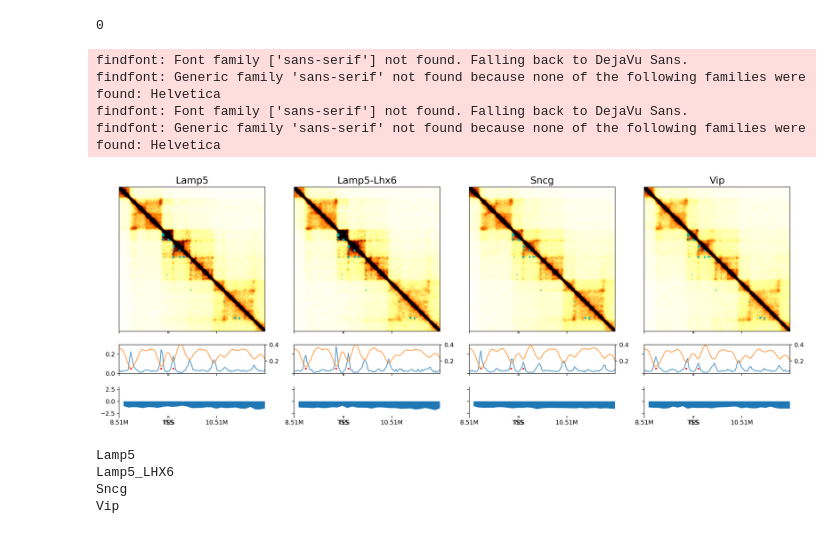
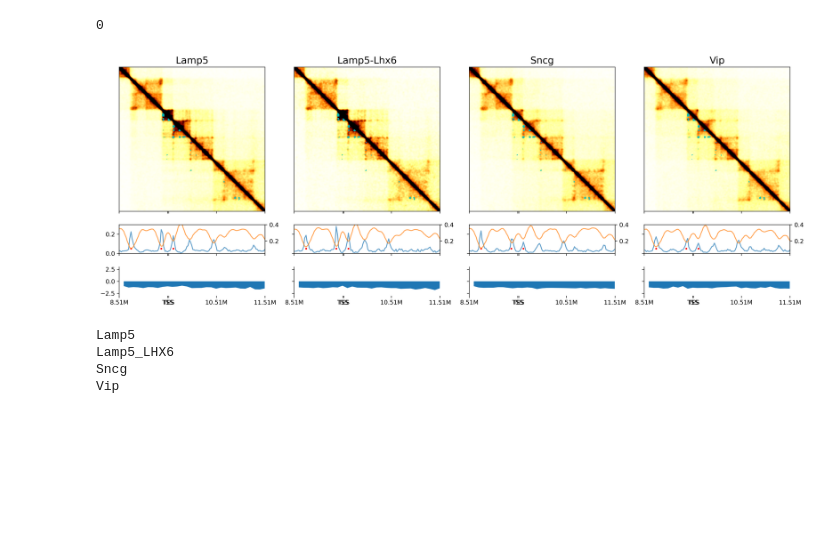
Before and after one commit to zhoujt1994/scHiCluster, a Jupyter notebook: doc/schicluster/hba/plot_example.ipynb, the cells around one changed output. Cells and saved outputs as stored; diff of their text form; code cells hidden in the pictures; blank space fills up the shorter version.

```diff
--- a/doc/schicluster/hba/plot_example.ipynb
+++ b/doc/schicluster/hba/plot_example.ipynb
@@ -166,7 +166,7 @@ print(selc.sum())
 fig, axes = plt.subplots(3, len(leg), figsize=(5*len(leg), 7), sharex='col', sharey='row',
                          gridspec_kw={'height_ratios':[5,1,1]}, dpi=300)
 
-## differential feature position
+## differential feature position at 10k resolution
 tmpl = loopall.loc[sell, [1,4]].values // resl - loopl
 tmpd = binall.loc[selb, 'start'] // resl - loopl
 tmpc = bincomp.loc[selc, 'start'] // resl - loopl
@@ -179,48 +179,47 @@ for i in range(len(leg)):
     ax.set_yticks([])
     ax.set_yticklabels([])
     ax.set_xticklabels([])
+    ## plot diff loop
     ax.scatter(tmpl[:, 0], tmpl[:, 1], alpha=1, s=1, marker='o', edgecolors='none', color='c')
 
     ax = axes[1,i]
-    ## plot boundary prob
+    ## plot boundary prob, use 10k coordinate
     sel = (binall['chrom']==chrom) & (binall['start']>=ll) & (binall['start']<rr)
     ax.plot(binall.loc[sel, 'start'] // resl - loopl,
             bound_prob_ct.loc[leg[i], sel].values,
             c='C0', alpha=0.7)
+    ## plot diff boundary
     ax.scatter(tmpd, np.zeros(len(tmpd))+0.05, color='r', s=4)
     ax.set_ylim([0, 0.3])
     ax2 = ax.twinx()
-    ## plot insulation score
+    ## plot insulation score, use 10k coordinate
     ax2.plot(binall.loc[sel, 'start'] // resl - loopl,
              ins.loc[leg[i], sel].values,
              c='C1', alpha=0.7)
     ax2.set_ylim([0.05, 0.4])
     ax.set_xlim([0, loopr-loopl-1])
     ax.set_xticks(np.arange(0, loopr-loopl+1, 100).tolist() + [tss//resl-loopl, tes//resl-loopl])
     ax.set_xticklabels([])
 
     ax = axes[2,i]
     sns.despine(bottom=True, ax=ax)
-    ## plot compartment
+    ## plot compartment, use 10k coordinate
     sel = (bincomp['chr']==chrom) & (bincomp['start']>=ll) & (bincomp['start']<rr)
     x = bincomp.loc[sel, 'start'] // resl - loopl
     y = comp.loc[sel, leg[i]].values
     ax.fill_between(x, y, 0, where=y >= 0, facecolor='C3', interpolate=True)
     ax.fill_between(x, y, 0, where=y <= 0, facecolor='C0', interpolate=True)
+    ## plot diff comp
     ax.scatter(tmpc, np.zeros(len(tmpc)), color='r', s=4)
     ax.set_ylim([-3, 3])
-    ax.set_xlim([0, loopr-loopl-1])
-    ax.set_xticks(np.arange(0, loopr-loopl, 100).tolist() + [tss//resl-loopl, tes//resl-loopl])
+    ax.set_xlim([-0.5, loopr-loopl-0.5])
+    ax.set_xticks(np.arange(-0.5, loopr-loopl, 100).tolist() + [tss//resl-loopl-0.5, tes//resl-loopl-0.5])
     ax.set_xticklabels([])
-    ax.set_xticklabels([f'{(xx+loopl)/100}M' for xx in np.arange(0, loopr-loopl, 100)]+['TSS','TES'])
+    ax.set_xticklabels([f'{(xx+loopl)/100}M' for xx in np.arange(0, loopr-loopl+1, 100)]+['TSS','TES'])
 
 # plt.savefig(f'{group_name}_diff_{gtmp}.pdf', transparent=True, dpi=300)
 # %% [output]
-findfont: Font family ['sans-serif'] not found. Falling back to DejaVu Sans.
-findfont: Generic family 'sans-serif' not found because none of the following families were found: Helvetica
-findfont: Font family ['sans-serif'] not found. Falling back to DejaVu Sans.
-findfont: Generic family 'sans-serif' not found because none of the following families were found: Helvetica
-[figure, old version]
+[figure, new version]
 # %%
 dstall = []
 for ct in leg:
```
Also changed, not shown: 10 other files.
